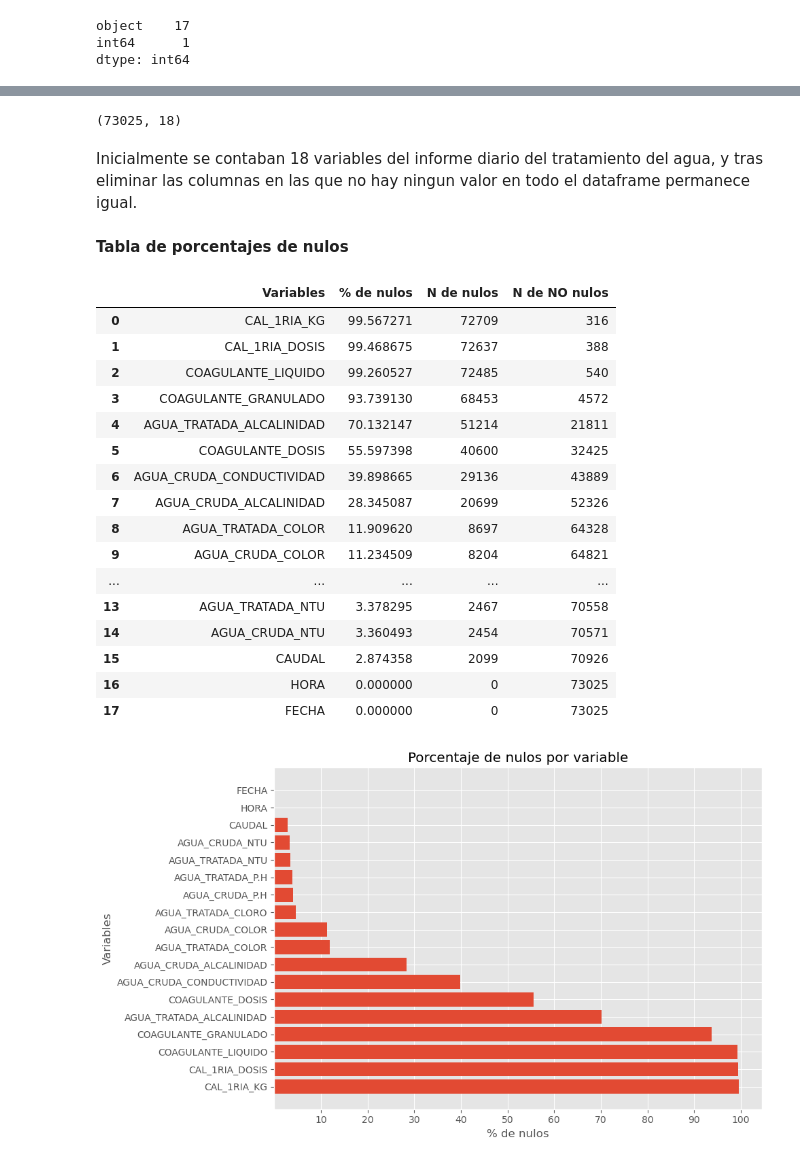
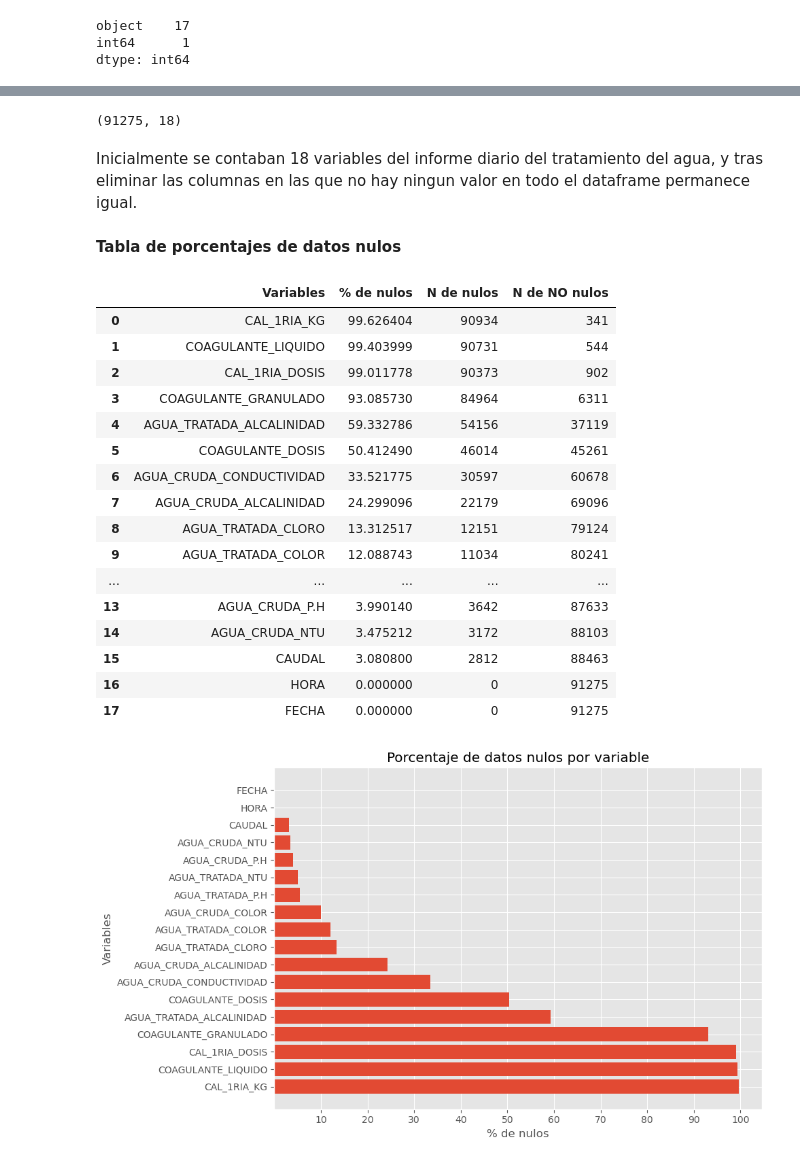
Before and after one commit to jvanessafdez/coagulant-dose, a Jupyter notebook: src/EDA.ipynb, the cells around one changed output, grey strips where cells are left out. Saved outputs shown, nothing was run; the diff lists cells and outputs as text; code cells hidden in the pictures.

```diff
--- a/src/EDA.ipynb
+++ b/src/EDA.ipynb
@@ -5,7 +9,7 @@ import seaborn as sns
 import matplotlib.pyplot as plt
 import re
 # %%
-df = pd.read_csv('./data/dataframe.csv',sep=',', encoding='latin-1', header=[0, 1], index_col=0, low_memory=False,)
+df = pd.read_csv('../data/dataframe.csv',sep=',', encoding='latin-1', header=[0, 1], index_col=0, low_memory=False,)
 df
 # %% [output]
 |  | FECHA | HORA | CAUDAL | Cal 1ria |  | AGUA CRUDA |  |  | ... |
@@ -170,11 +199,11 @@ df.dropna(how='all', axis=1, inplace=True)
 # %%
 df.shape
 # %% [output]
-(73025, 18)
+(91275, 18)
 # %% [markdown]
 Inicialmente se contaban 18 variables del informe diario del tratamiento del agua, y tras eliminar las columnas en las que no hay ningun valor en todo el dataframe permanece igual.
 # %% [markdown]
-**Tabla de porcentajes de nulos**
+**Tabla de porcentajes de datos nulos**
 # %%
 nulos=pd.DataFrame()
 nulos['% de nulos'] = ((df.isnull().sum() / len(df))*100).sort_values(ascending = False)
@@ -185,33 +214,33 @@ nulos=nulos.reset_index()
 nulos
 # %% [output]
 |  | Variables | % de nulos | N de nulos | N de NO nulos |
-| 0 | CAL_1RIA_KG | 99.567271 | 72709 | 316 |
-| 1 | CAL_1RIA_DOSIS | 99.468675 | 72637 | 388 |
-| 2 | COAGULANTE_LIQUIDO | 99.260527 | 72485 | 540 |
-| 3 | COAGULANTE_GRANULADO | 93.739130 | 68453 | 4572 |
-| 4 | AGUA_TRATADA_ALCALINIDAD | 70.132147 | 51214 | 21811 |
-| 5 | COAGULANTE_DOSIS | 55.597398 | 40600 | 32425 |
-| 6 | AGUA_CRUDA_CONDUCTIVIDAD | 39.898665 | 29136 | 43889 |
-| 7 | AGUA_CRUDA_ALCALINIDAD | 28.345087 | 20699 | 52326 |
-| 8 | AGUA_TRATADA_COLOR | 11.909620 | 8697 | 64328 |
-| 9 | AGUA_CRUDA_COLOR | 11.234509 | 8204 | 64821 |
+| 0 | CAL_1RIA_KG | 99.626404 | 90934 | 341 |
+| 1 | COAGULANTE_LIQUIDO | 99.403999 | 90731 | 544 |
+| 2 | CAL_1RIA_DOSIS | 99.011778 | 90373 | 902 |
+| 3 | COAGULANTE_GRANULADO | 93.085730 | 84964 | 6311 |
+| 4 | AGUA_TRATADA_ALCALINIDAD | 59.332786 | 54156 | 37119 |
+| 5 | COAGULANTE_DOSIS | 50.412490 | 46014 | 45261 |
+| 6 | AGUA_CRUDA_CONDUCTIVIDAD | 33.521775 | 30597 | 60678 |
+| 7 | AGUA_CRUDA_ALCALINIDAD | 24.299096 | 22179 | 69096 |
+| 8 | AGUA_TRATADA_CLORO | 13.312517 | 12151 | 79124 |
+| 9 | AGUA_TRATADA_COLOR | 12.088743 | 11034 | 80241 |
 | ... | ... | ... | ... | ... |
-| 13 | AGUA_TRATADA_NTU | 3.378295 | 2467 | 70558 |
-| 14 | AGUA_CRUDA_NTU | 3.360493 | 2454 | 70571 |
-| 15 | CAUDAL | 2.874358 | 2099 | 70926 |
-| 16 | HORA | 0.000000 | 0 | 73025 |
-| 17 | FECHA | 0.000000 | 0 | 73025 |
+| 13 | AGUA_CRUDA_P.H | 3.990140 | 3642 | 87633 |
+| 14 | AGUA_CRUDA_NTU | 3.475212 | 3172 | 88103 |
+| 15 | CAUDAL | 3.080800 | 2812 | 88463 |
+| 16 | HORA | 0.000000 | 0 | 91275 |
+| 17 | FECHA | 0.000000 | 0 | 91275 |
 # %%
+# gráfica de porcentaje de datos nulos por variable
 plt.style.use("ggplot")
 fig, ax = plt.subplots(figsize=(10, 6))
 ax.barh(nulos["Variables"], nulos["% de nulos"])
 ax.set_xlabel("% de nulos")
 ax.set_ylabel("Variables")
-ax.set_title("Porcentaje de nulos por variable")
+ax.set_title("Porcentaje de datos nulos por variable")
 plt.xticks(range(10, 101, 10))
-
 plt.tight_layout()
 plt.show()
 # %% [output]
-[figure, old version]
+[figure, new version]
 # %%
```
Also changed, not shown: parts of 73 cells of this notebook.
